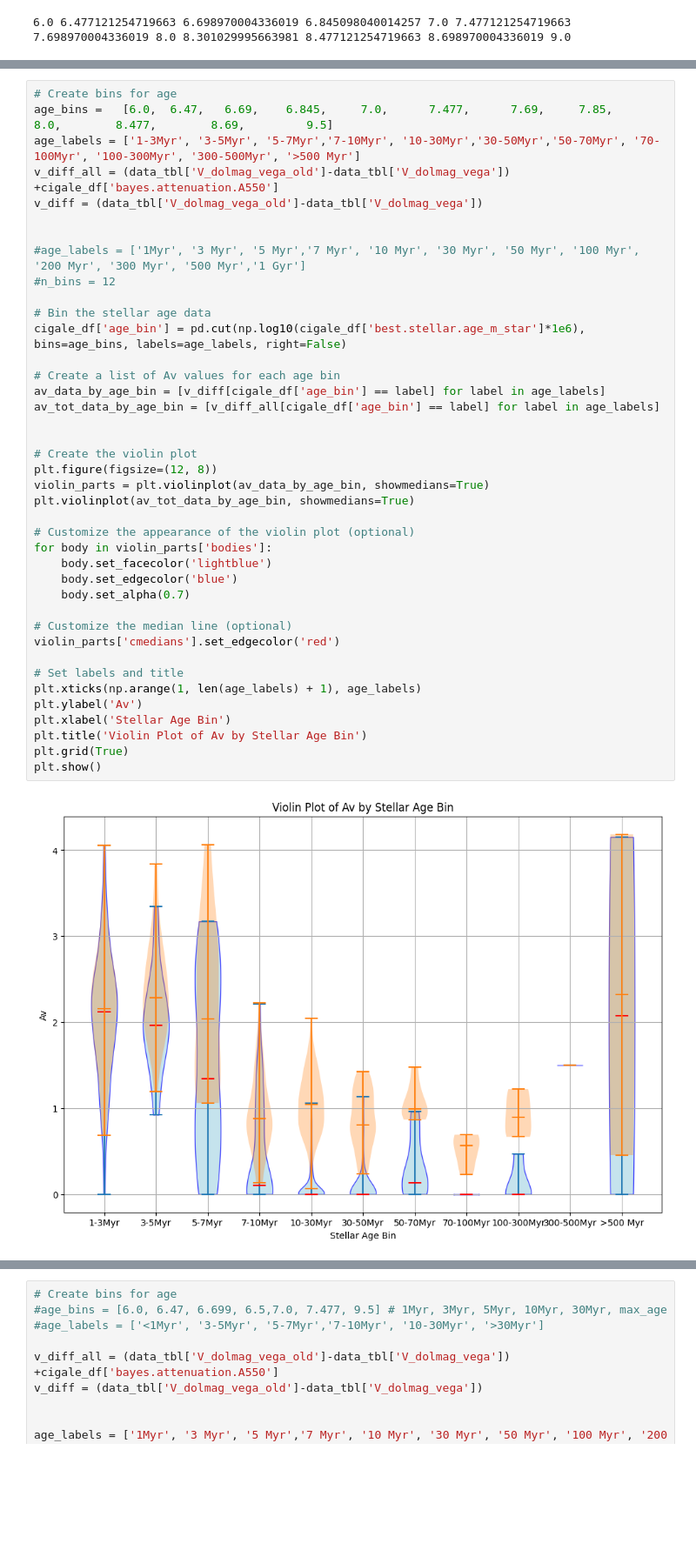
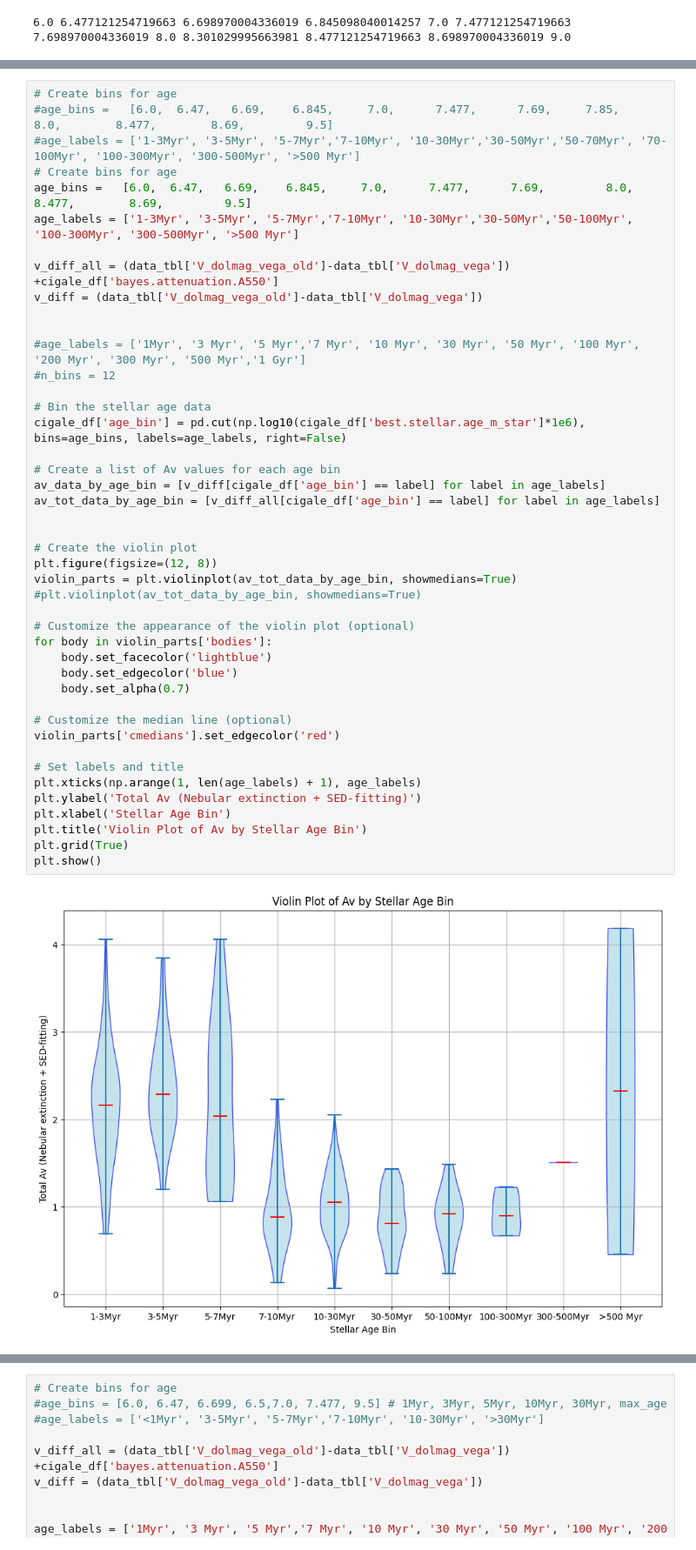
Before and after one commit to kilarson/msa, a Jupyter notebook: msa_cigale.ipynb, the cells around one changed output, grey strips where cells are left out. Shown at 87% size. Saved outputs shown, nothing was run; the diff lists cells and outputs as text; blank space fills up the shorter version.

Commit message:
Updating violin plots - Created using Colab

```diff
--- a/msa_cigale.ipynb
+++ b/msa_cigale.ipynb
@@ -1311,7 +1375,11 @@ print(np.log10(1e6),np.log10(3e6),np.log10(5e6),np.log10(7e6),np.log10(10e6),np.
 # %%
 # Create bins for age
-age_bins =   [6.0,  6.47,   6.69,    6.845,     7.0,      7.477,      7.69,     7.85,         8.0,        8.477,        8.69,         9.5]
-age_labels = ['1-3Myr', '3-5Myr', '5-7Myr','7-10Myr', '10-30Myr','30-50Myr','50-70Myr', '70-100Myr', '100-300Myr', '300-500Myr', '>500 Myr']
+#age_bins =   [6.0,  6.47,   6.69,    6.845,     7.0,      7.477,      7.69,     7.85,         8.0,        8.477,        8.69,         9.5]
+#age_labels = ['1-3Myr', '3-5Myr', '5-7Myr','7-10Myr', '10-30Myr','30-50Myr','50-70Myr', '70-100Myr', '100-300Myr', '300-500Myr', '>500 Myr']
+# Create bins for age
+age_bins =   [6.0,  6.47,   6.69,    6.845,     7.0,      7.477,      7.69,         8.0,        8.477,        8.69,         9.5]
+age_labels = ['1-3Myr', '3-5Myr', '5-7Myr','7-10Myr', '10-30Myr','30-50Myr','50-100Myr', '100-300Myr', '300-500Myr', '>500 Myr']
+
 v_diff_all = (data_tbl['V_dolmag_vega_old']-data_tbl['V_dolmag_vega']) +cigale_df['bayes.attenuation.A550']
 v_diff = (data_tbl['V_dolmag_vega_old']-data_tbl['V_dolmag_vega'])
 
@@ -1319,34 +1387,34 @@ v_diff = (data_tbl['V_dolmag_vega_old']-data_tbl['V_dolmag_vega'])
 #age_labels = ['1Myr', '3 Myr', '5 Myr','7 Myr', '10 Myr', '30 Myr', '50 Myr', '100 Myr', '200 Myr', '300 Myr', '500 Myr','1 Gyr']
 #n_bins = 12
 
 # Bin the stellar age data
 cigale_df['age_bin'] = pd.cut(np.log10(cigale_df['best.stellar.age_m_star']*1e6), bins=age_bins, labels=age_labels, right=False)
 
 # Create a list of Av values for each age bin
 av_data_by_age_bin = [v_diff[cigale_df['age_bin'] == label] for label in age_labels]
 av_tot_data_by_age_bin = [v_diff_all[cigale_df['age_bin'] == label] for label in age_labels]
 
 
 # Create the violin plot
 plt.figure(figsize=(12, 8))
-violin_parts = plt.violinplot(av_data_by_age_bin, showmedians=True)
-plt.violinplot(av_tot_data_by_age_bin, showmedians=True)
+violin_parts = plt.violinplot(av_tot_data_by_age_bin, showmedians=True)
+#plt.violinplot(av_tot_data_by_age_bin, showmedians=True)
 
 # Customize the appearance of the violin plot (optional)
 for body in violin_parts['bodies']:
     body.set_facecolor('lightblue')
     body.set_edgecolor('blue')
     body.set_alpha(0.7)
 
 # Customize the median line (optional)
 violin_parts['cmedians'].set_edgecolor('red')
 
 # Set labels and title
 plt.xticks(np.arange(1, len(age_labels) + 1), age_labels)
-plt.ylabel('Av')
+plt.ylabel('Total Av (Nebular extinction + SED-fitting)')
 plt.xlabel('Stellar Age Bin')
 plt.title('Violin Plot of Av by Stellar Age Bin')
 plt.grid(True)
 plt.show()
 # %% [output]
-[figure, old version]
+[figure, new version]
```
Also changed, not shown: parts of 11 cells of this notebook.
